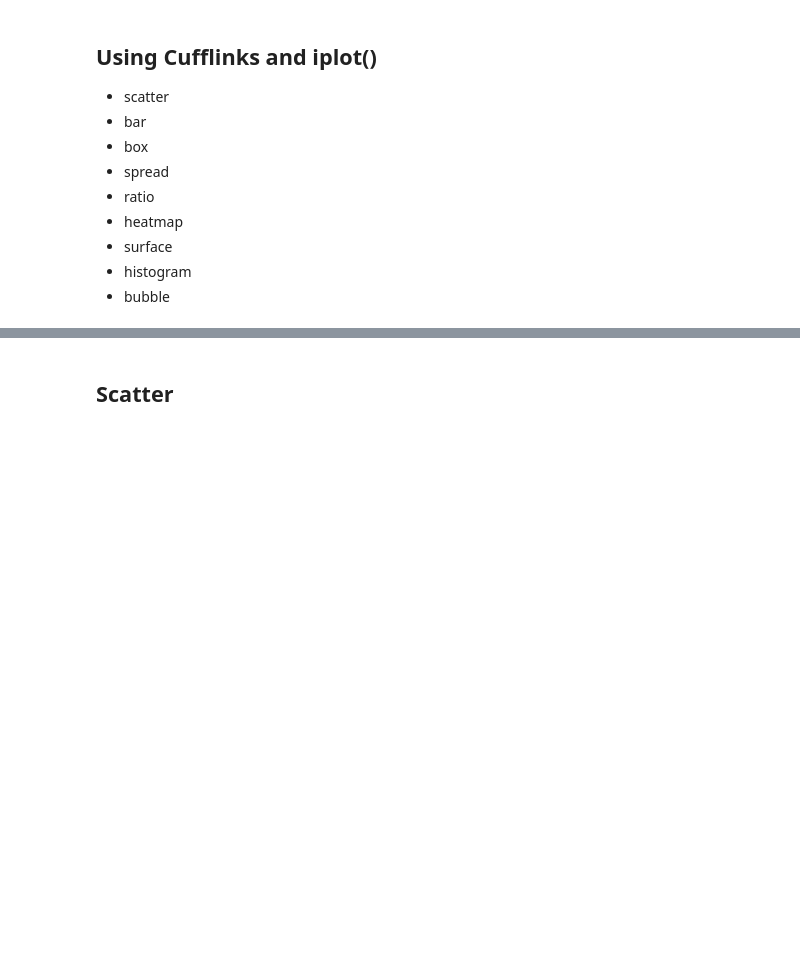
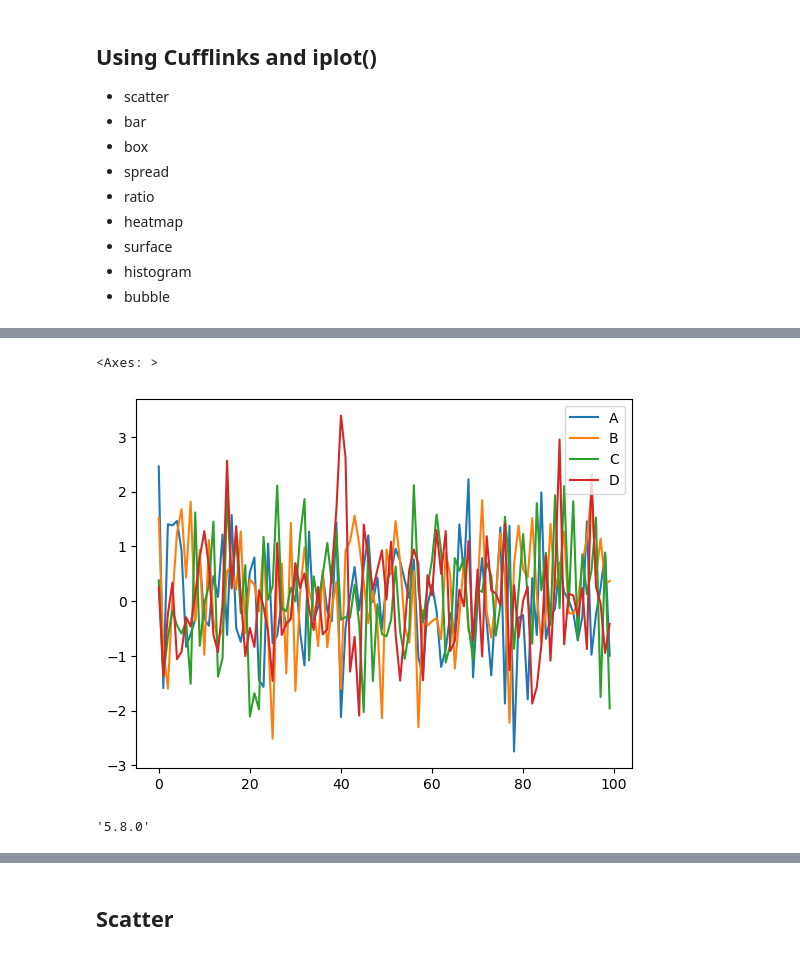
Before and after one commit to LuisReyes98/udemy-machine-learning, a Jupyter notebook: 08-Plotly-and-Cufflinks/01-Plotly and Cufflinks.ipynb, the cells around one changed output, grey strips where cells are left out. Cells and saved outputs as stored; diff of their text form; code cells hidden in the pictures; blank space fills up the shorter version.

```diff
--- a/08-Plotly-and-Cufflinks/01-Plotly and Cufflinks.ipynb
+++ b/08-Plotly-and-Cufflinks/01-Plotly and Cufflinks.ipynb
@@ -114,0 +140,10 @@ df2.head()
+# %%
+df.plot()
+# %% [output]
+<Axes: >
+[figure, added]
+# %%
+import nbformat
+nbformat.__version__
+# %% [output]
+'5.8.0'
```
Also changed, not shown: parts of 26 cells of this notebook.
